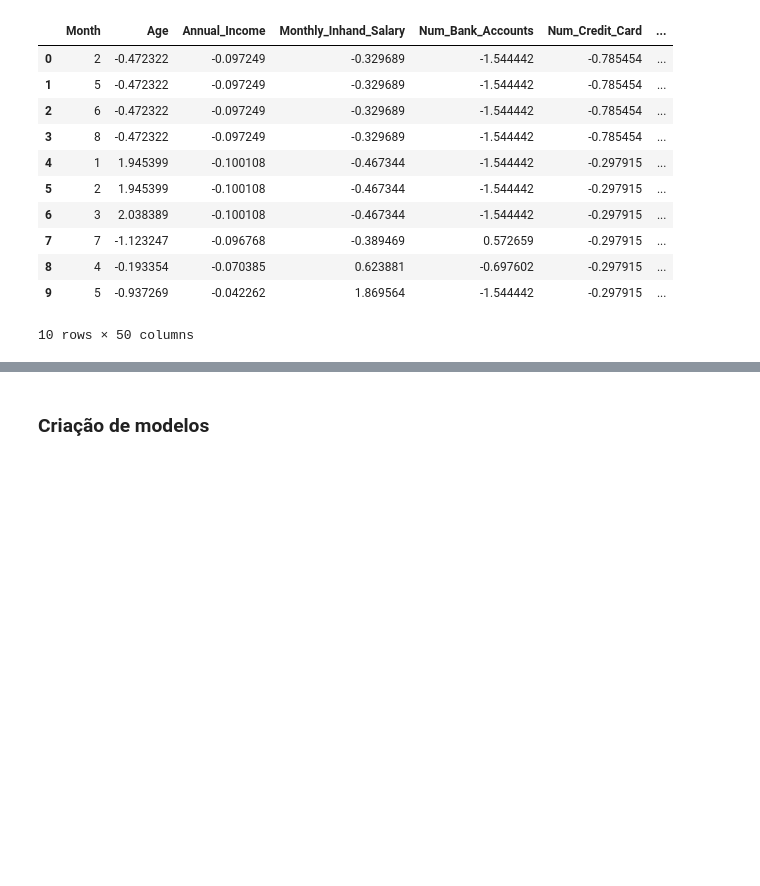
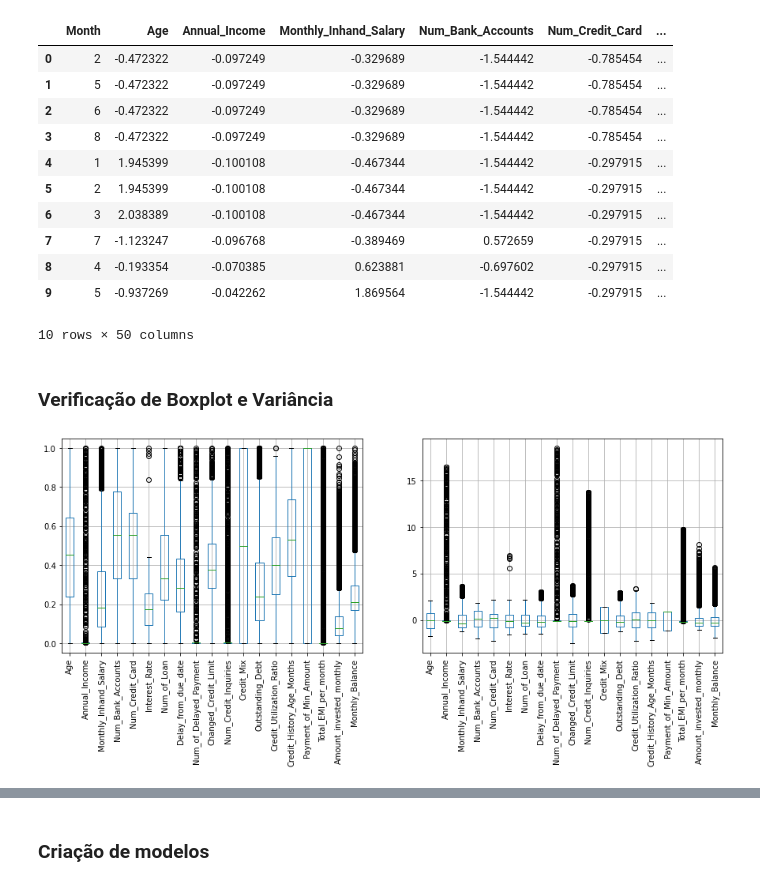
Before and after one commit to CeHaga-UFRJ/ml-ufrj-2022.2, a Jupyter notebook: Tarefa 3/analise.ipynb, the cells around one changed output, grey strips where cells are left out. Saved outputs shown, nothing was run; the diff lists cells and outputs as text; code cells hidden in the pictures; blank space fills up the shorter version.

```diff
--- a/Tarefa 3/analise.ipynb
+++ b/Tarefa 3/analise.ipynb
@@ -251,3 +255,13 @@ df_padronizado.head(10)
 | 8 | 4 | -0.193354 | -0.070385 | 0.623881 | -0.697602 | -0.297915 | ... |
 | 9 | 5 | -0.937269 | -0.042262 | 1.869564 | -1.544442 | -0.297915 | ... |
 10 rows × 50 columns
+# %% [markdown]
+### Verificação de Boxplot e Variância
+# %%
+# Boxplot de df_normalizado e df_padronizado para as colunas selecionadas em colunas_para_conversao
+fig, ax = plt.subplots(1, 2, figsize=(15, 5))
+df_normalizado[colunas_para_conversao].boxplot(rot=90, ax=ax[0])
+df_padronizado[colunas_para_conversao].boxplot(rot=90, ax=ax[1])
+plt.show()
+# %% [output]
+[figure, added]
```
Also changed, not shown: parts of 16 cells of this notebook.
